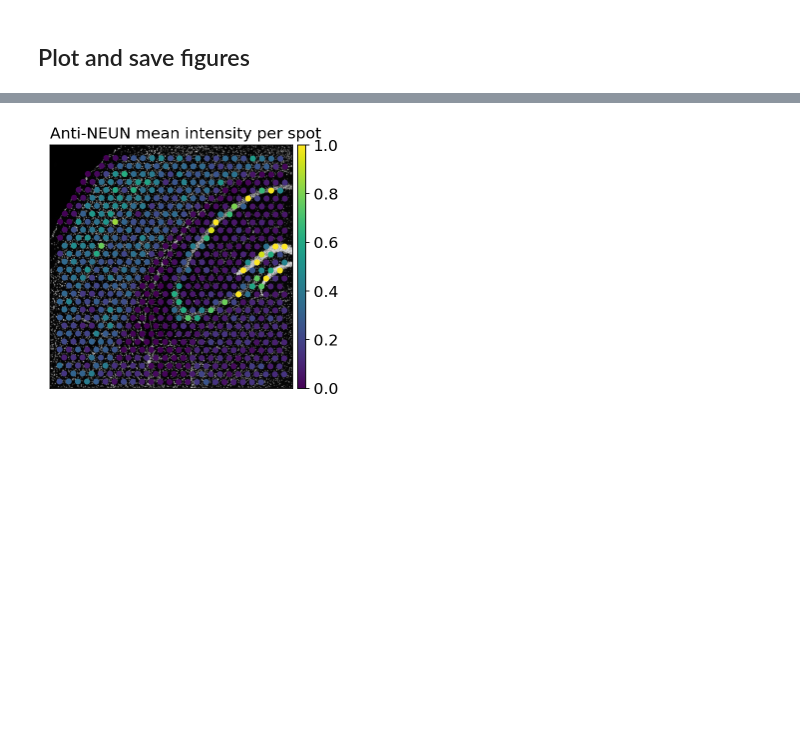
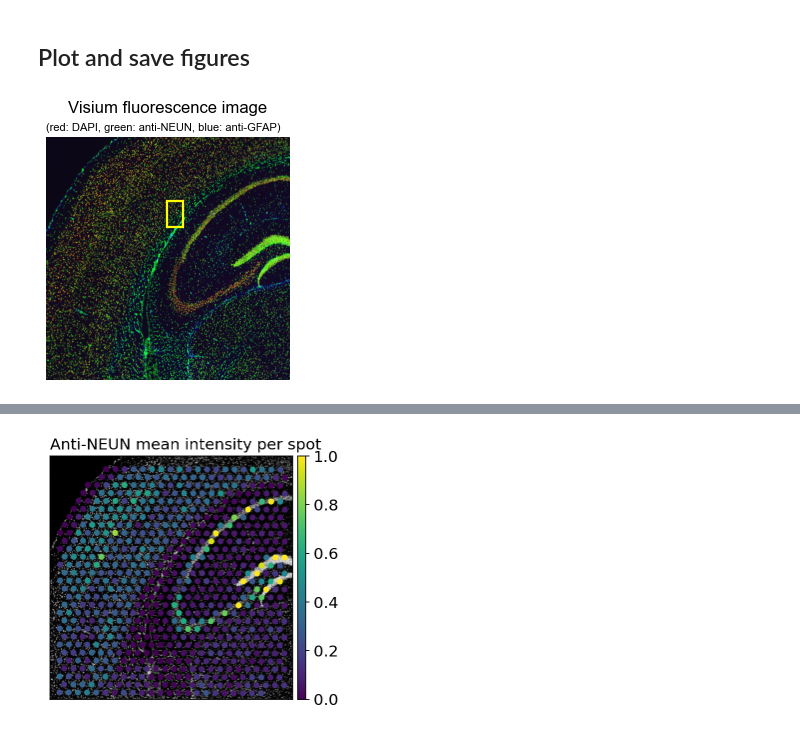
Before and after one commit to theislab/squidpy_reproducibility, a Jupyter notebook: notebooks/image_figures/fluo_image_analysis.ipynb, the cells around one changed output, grey strips where cells are left out. Cells and saved outputs as stored; diff of their text form; code cells hidden in the pictures; blank space fills up the shorter version.

```diff
--- a/notebooks/image_figures/fluo_image_analysis.ipynb
+++ b/notebooks/image_figures/fluo_image_analysis.ipynb
@@ -74,7 +74,23 @@ sc.settings.dpi = 300
 #seg_hires = skimage.transform.resize(img['segmented_watershed'][:,:,0,0]>0, (600,600), order=2)
 #adata.uns['spatial']['V1_Adult_Mouse_Brain_Coronal_Section_2']['images']['hires'] = skimage.color.gray2rgb(seg_hires)
 # %%
-inset_y = 1500
-inset_x = 1700
-inset_sy = 400
+inset_y = 3600
+inset_x = 1900
+inset_sy = 800
 inset_sx = 500
+# %%
+# save image data
+fig, ax = plt.subplots(1,1)
+ax.imshow(adata.uns['spatial']['V1_Adult_Mouse_Brain_Coronal_Section_2']['images']['hires'])
+ax.axis('off')
+ax.set_title('Visium fluorescence image\n', fontdict={'fontsize':15})
+plt.text(x=0.38, y=0.93, s= "(red: DAPI, green: anti-NEUN, blue: anti-GFAP)", fontsize=10, ha="left", transform=fig.transFigure)
+
+# write rectangle on plot (for extract)
+sf = adata.uns['spatial']['V1_Adult_Mouse_Brain_Coronal_Section_2']['scalefactors']['tissue_hires_scalef']
+rect = mpl.patches.Rectangle((inset_y*sf,inset_x*sf), width=inset_sx*sf, height=inset_sy*sf, ec='yellow', lw=2, fill=False)
+ax.add_patch(rect)
+
+plt.savefig('figures/fluo/fluo_image.png', dpi=300, bbox_inches='tight')
+# %% [output]
+[figure, added]
```
Also changed, not shown: parts of 11 cells of this notebook, 12 other files.
